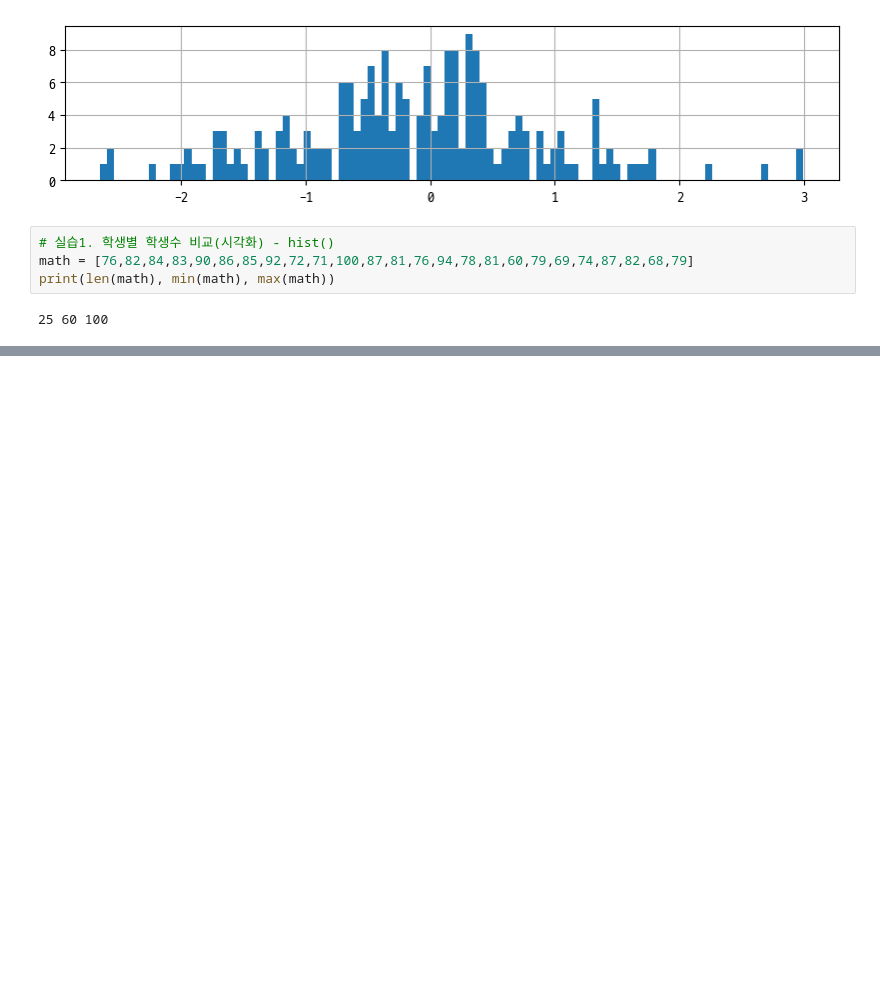
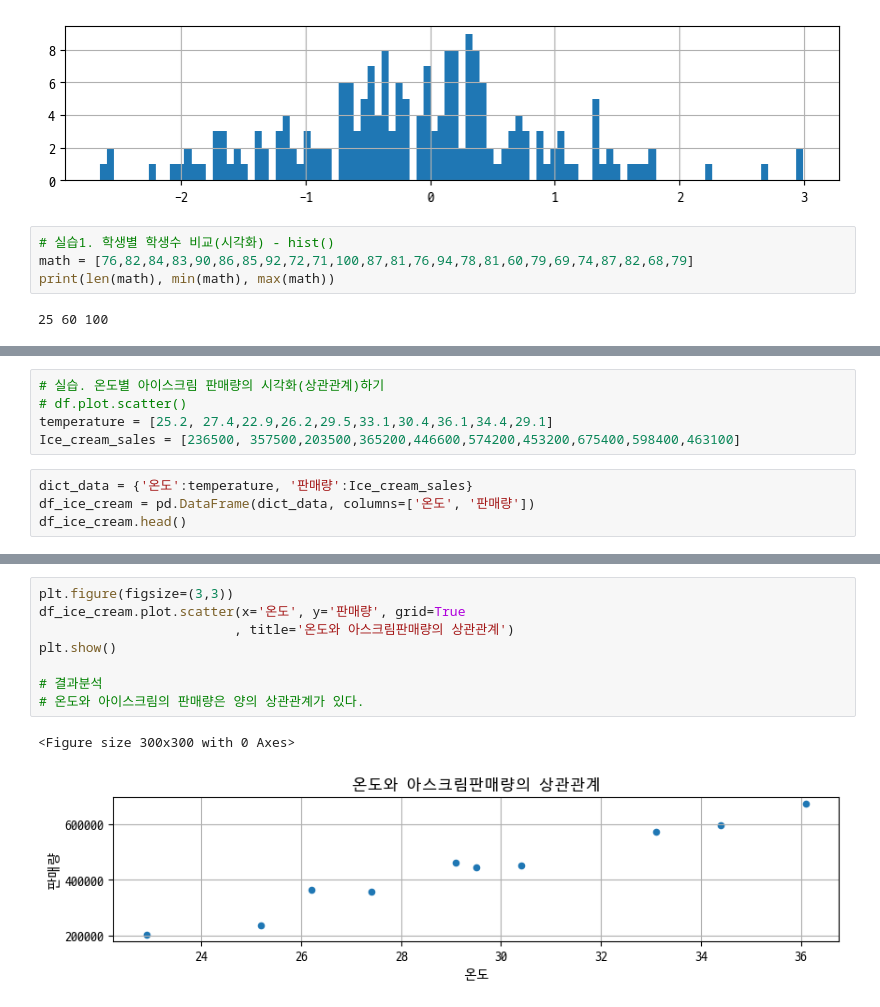
Before and after one commit to inwookbaek/20230823_04.python, a Jupyter notebook: 25.데이터분석_matplotlib.ipynb, the cells around one changed output, grey strips where cells are left out. Saved outputs shown, nothing was run; the diff lists cells and outputs as text; blank space fills up the shorter version.

```diff
--- a/25.데이터분석_matplotlib.ipynb
+++ b/25.데이터분석_matplotlib.ipynb
@@ -706,0 +772,9 @@ print(len(math), min(math), max(math))
+# %%
+# 실습. 온도별 아이스크림 판매량의 시각화(상관관계)하기
+# df.plot.scatter()
+temperature = [25.2, 27.4,22.9,26.2,29.5,33.1,30.4,36.1,34.4,29.1]
+Ice_cream_sales = [236500, 357500,203500,365200,446600,574200,453200,675400,598400,463100]
+# %%
+dict_data = {'온도':temperature, '판매량':Ice_cream_sales}
+df_ice_cream = pd.DataFrame(dict_data, columns=['온도', '판매량'])
+df_ice_cream.head()
@@ -706,0 +788,11 @@ print(len(math), min(math), max(math))
+# %%
+plt.figure(figsize=(3,3))
+df_ice_cream.plot.scatter(x='온도', y='판매량', grid=True
+                         , title='온도와 아스크림판매량의 상관관계')
+plt.show()
+
+# 결과분석
+# 온도와 아이스크림의 판매량은 양의 상관관계가 있다.
+# %% [output]
+<Figure size 300x300 with 0 Axes>
+[figure, added]
```
Also changed, not shown: parts of 19 cells of this notebook, 4 other files.
